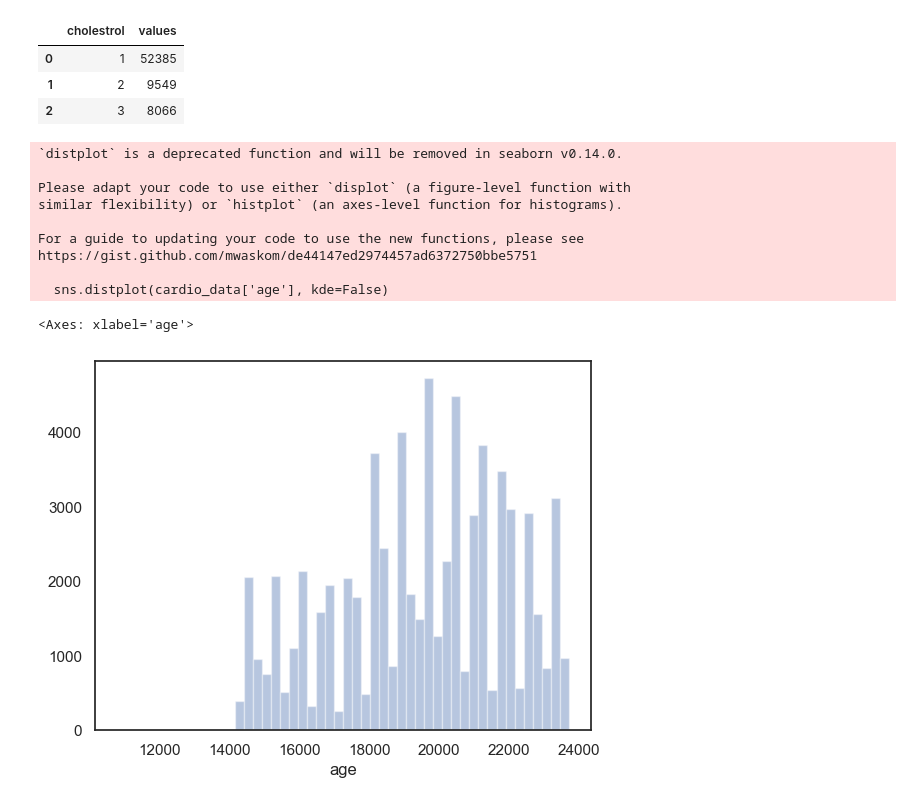
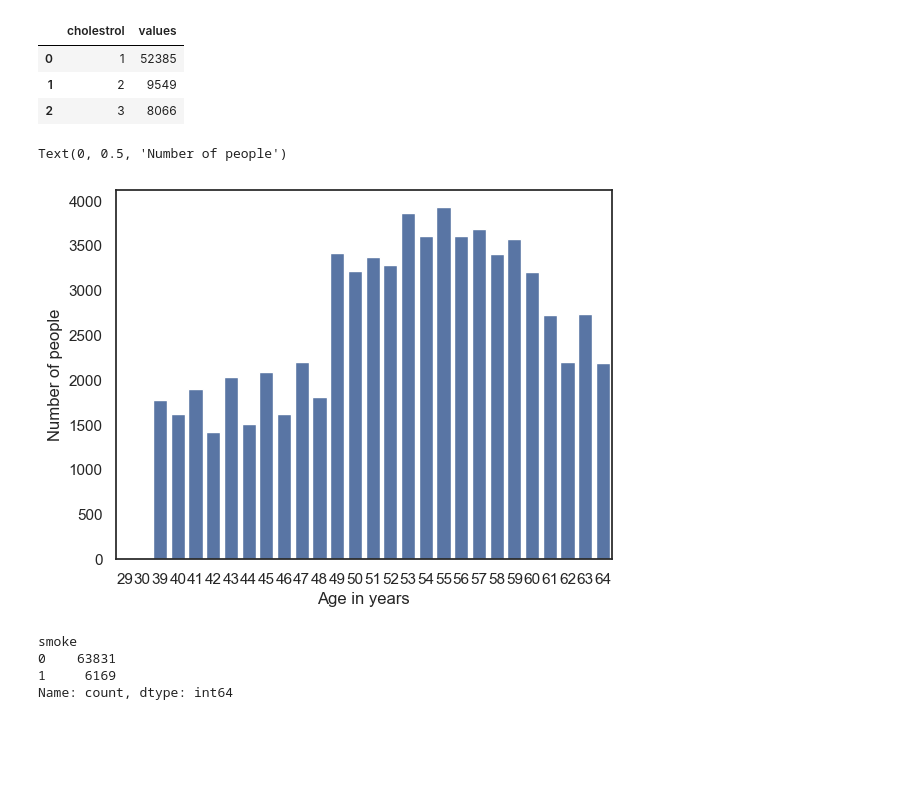
Before and after one commit to Zeepat/machine-learning-asajad-hussein, a Jupyter notebook: Lab/Lab.ipynb, the cells around one changed output. Drawn from its saved outputs; the diff is of its cells as text; code cells hidden in the pictures; blank space fills up the shorter version.

```diff
--- a/Lab/Lab.ipynb
+++ b/Lab/Lab.ipynb
@@ -48,17 +48,21 @@ cholestrol
 | 0 | 1 | 52385 |
 | 1 | 2 | 9549 |
 | 2 | 3 | 8066 |
-# %%
-sns.distplot(cardio_data['age'], kde=False)
-# %% [output]
-`distplot` is a deprecated function and will be removed in seaborn v0.14.0.
-
-Please adapt your code to use either `displot` (a figure-level function with
-similar flexibility) or `histplot` (an axes-level function for histograms).
-
-For a guide to updating your code to use the new functions, please see
-https://gist.github.com/mwaskom/de44147ed2974457ad6372750bbe5751
-
-  sns.distplot(cardio_data['age'], kde=False)
-<Axes: xlabel='age'>
-[figure, removed]
+# %%
+ages_in_years = cardio_data['age'] // 365
+
+ages = pd.value_counts(ages_in_years)
+figure = sns.barplot(x=ages.index, y=ages.values)
+figure.set_xlabel('Age in years')
+figure.set_ylabel('Number of people')
+# %% [output]
+Text(0, 0.5, 'Number of people')
+[figure, added]
+# %%
+smokers = pd.value_counts(cardio_data['smoke'])
+smokers
+# %% [output]
+smoke
+0    63831
+1     6169
+Name: count, dtype: int64
```
Also changed, not shown: parts of 3 cells of this notebook.
